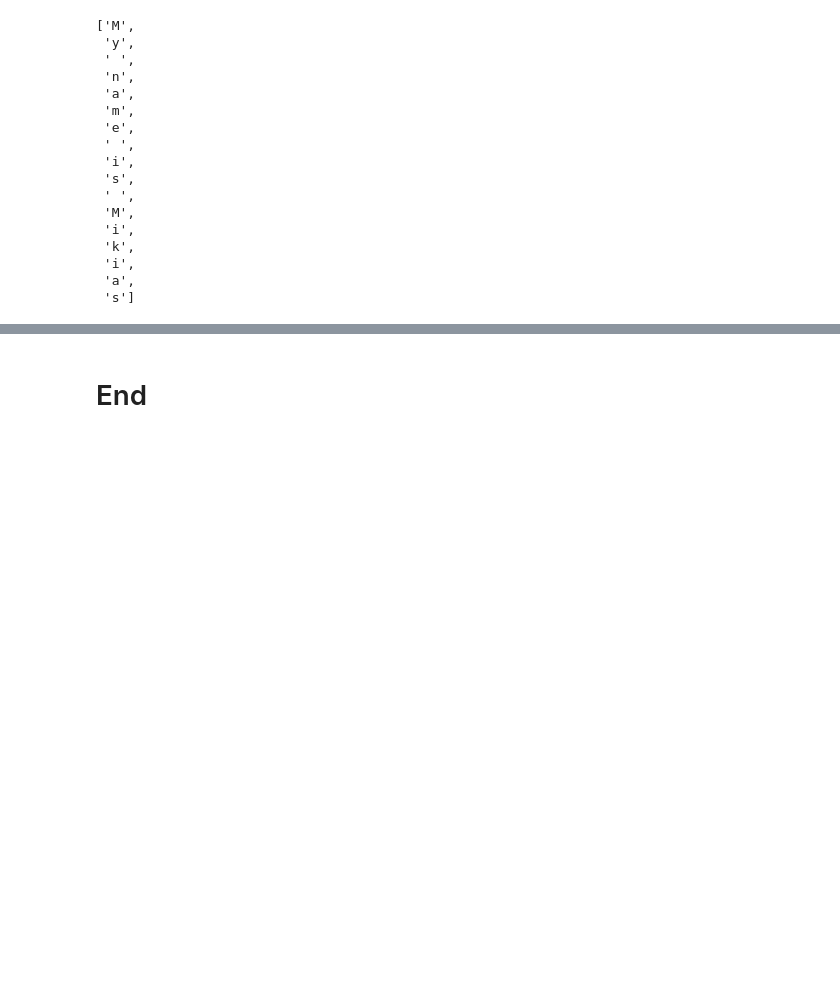
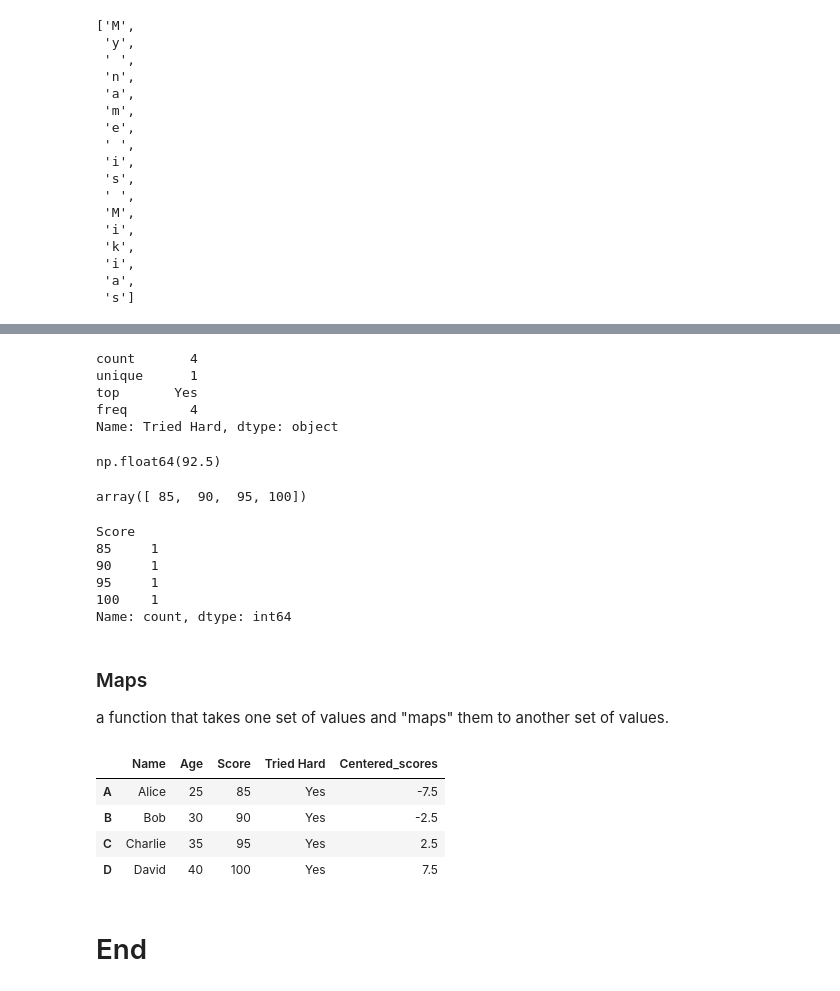
Before and after one commit to MikiasHWT/Python, a Jupyter notebook: Back_to_Basics.ipynb, the cells around one changed output, grey strips where cells are left out. Cells and saved outputs as stored; diff of their text form; code cells hidden in the pictures; blank space fills up the shorter version.

```diff
--- a/Back_to_Basics.ipynb
+++ b/Back_to_Basics.ipynb
@@ -1298,0 +1301,10 @@ list
+# %%
+# Create a sample DataFrame
+data = {'Name': ['Alice', 'Bob', 'Charlie', 'David'],
+        'Age': [25, 30, 35, 40],
+        'Score': [85, 90, 95, 100]}
+
+df = pd.DataFrame(data, index=['A', 'B', 'C', 'D'])
+
+print("DataFrame:")
+print(df)
@@ -1298,0 +1358,6 @@ list
+# %%
+# Setting index
+df_new = df.set_index("Name")
+
+print("New DataFrame:")
+print(df_new)
@@ -1298,0 +1396,5 @@ list
+# %%
+# Assigning data
+df["Tried Hard"] = "Yes"
+
+df
@@ -1299,3 +1432,52 @@ list
+# %%
+# Descibe for categoricals
+df["Tried Hard"].describe()
+# %% [output]
+count       4
+unique      1
+top       Yes
+freq        4
+Name: Tried Hard, dtype: object
+# %%
+# mean
+df.Score.mean()
+# %% [output]
+np.float64(92.5)
+# %%
+# Unique values
+df.Score.unique()
+# %% [output]
+array([ 85,  90,  95, 100])
+# %%
+# Count number of instances of a given value
+df.Score.value_counts()
+# %% [output]
+Score
+85     1
+90     1
+95     1
+100    1
+Name: count, dtype: int64
+# %% [markdown]
+### Maps
+
+a function that takes one set of values and "maps" them to another set of values.
+# %%
+# Mean centering using map()
+# Store mean value
+Score_mean_value = df.Score.mean()
+
+# Apply lambda function to shift the mean
+# takes each individual n value in score columns and subtracts the mean
+df["Centered_scores"] = df.Score.map(lambda n: n - Score_mean_value)
+
+df
+# %% [output]
+|  | Name | Age | Score | Tried Hard | Centered_scores |
+| A | Alice | 25 | 85 | Yes | -7.5 |
+| B | Bob | 30 | 90 | Yes | -2.5 |
+| C | Charlie | 35 | 95 | Yes | 2.5 |
+| D | David | 40 | 100 | Yes | 7.5 |
 # %% [markdown]
 # End
 # %%
```
Also changed, not shown: parts of 18 cells of this notebook.
